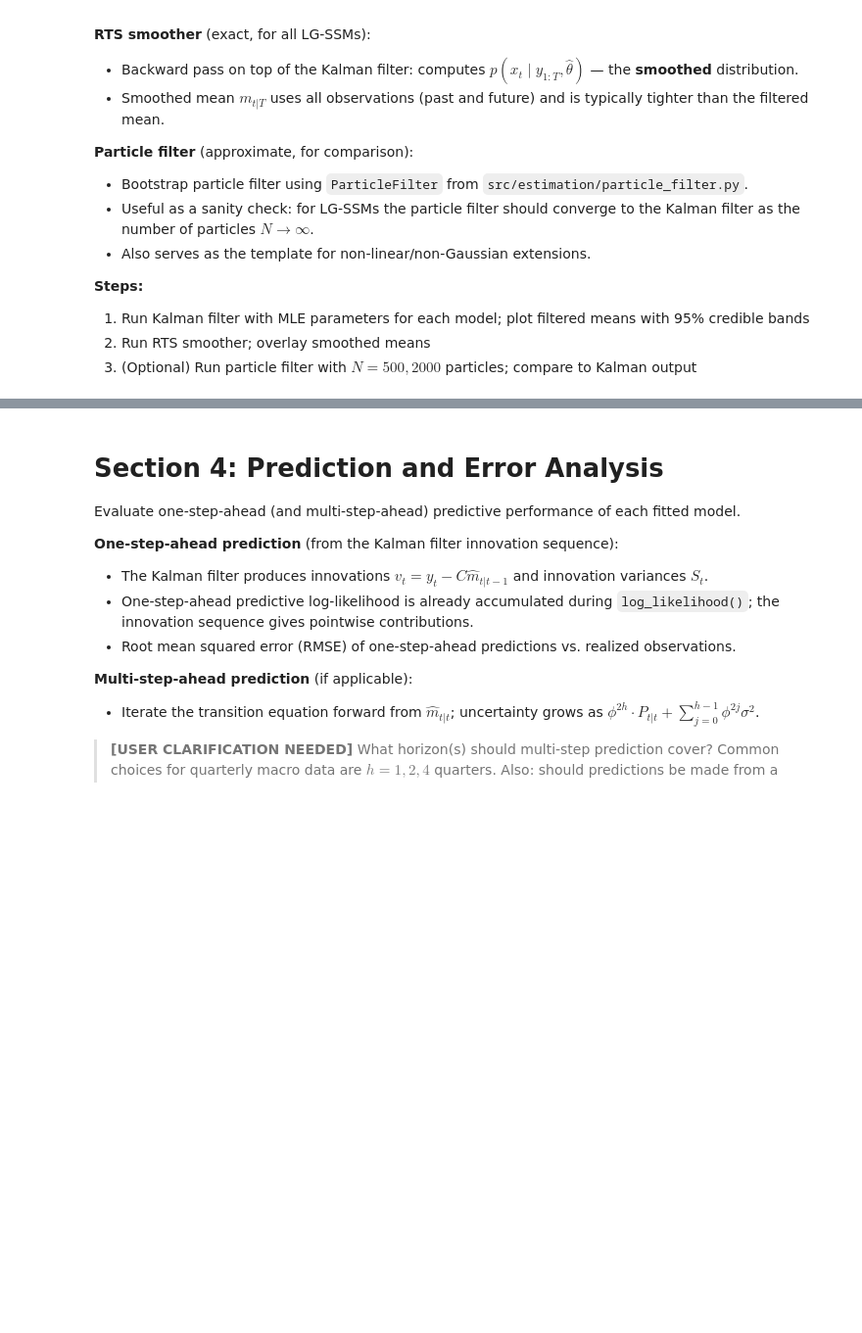
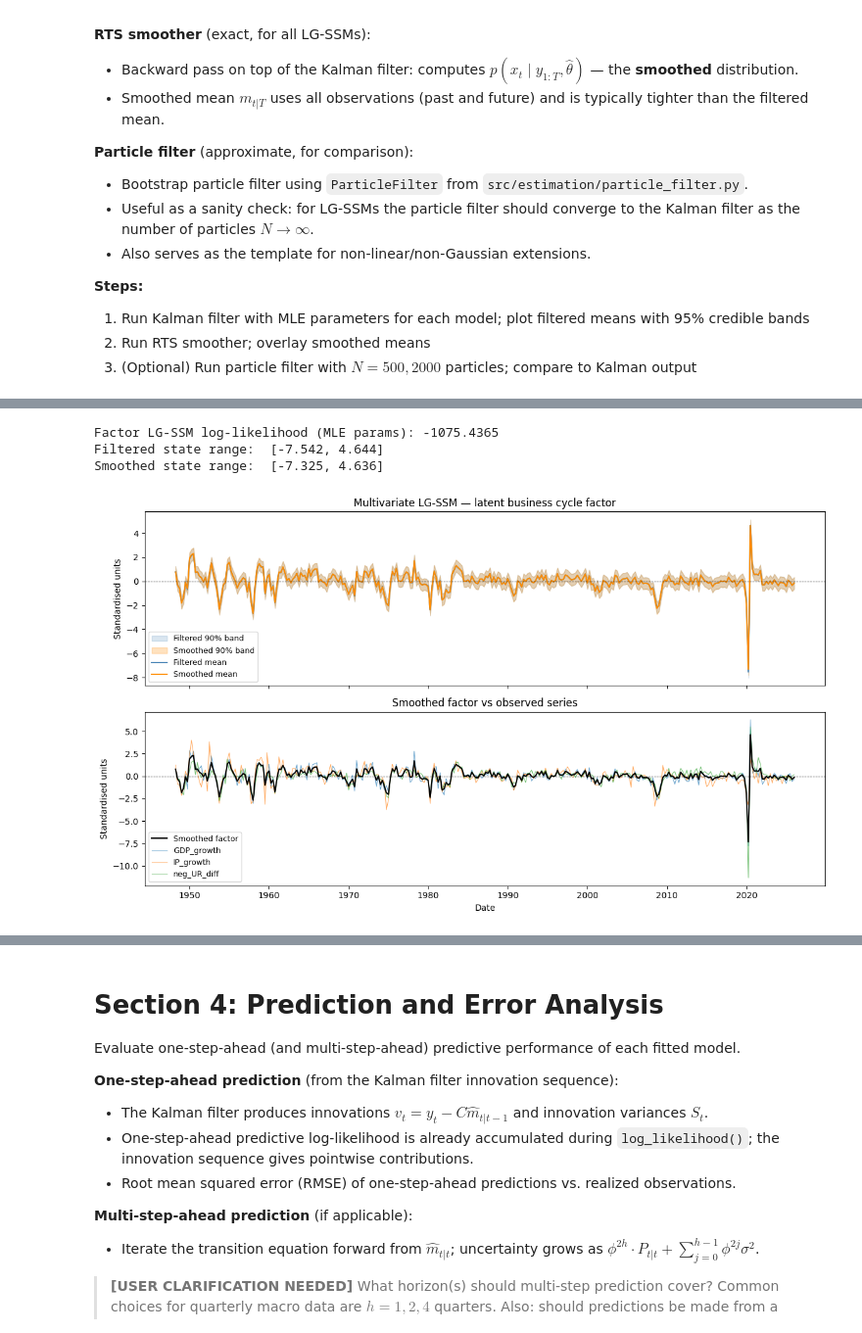
Before and after one commit to rickyli02/particle_filter_project_submission, a Jupyter notebook: notebooks/macro_data_linear.ipynb, the cells around one changed output, grey strips where cells are left out. Shown at 98% size. Cells and saved outputs as stored; diff of their text form; code cells hidden in the pictures; blank space fills up the shorter version.

```diff
--- a/notebooks/macro_data_linear.ipynb
+++ b/notebooks/macro_data_linear.ipynb
@@ -477,0 +560,61 @@ smoothed_means, smoothed_covs = kalman_simple.run_smoother()
+# %%
+FactorLGSSM_fitted = MultivariateObservationLGSSM(
+    phi=phi_f_hat,
+    sigma2=sigma2_f_hat,
+    alphas=[1.0, alpha2_f_hat, alpha3_f_hat],
+    tau2s=list(tau2s_f_hat),
+    mus=None,
+    obs_names=list(Y_std_mv.columns),
+    seed=42,
+)
+
+kf_factor = KalmanFilter(FactorLGSSM_fitted, Y_arr_mv)
+fm_factor, fP_factor, ll_factor = kf_factor.run_filter()
+sm_factor, sP_factor = kf_factor.run_smoother()
+
+print(f"Factor LG-SSM log-likelihood (MLE params): {ll_factor:.4f}")
+print(f"Filtered state range:  [{fm_factor[:, 0].min():.3f}, {fm_factor[:, 0].max():.3f}]")
+print(f"Smoothed state range:  [{sm_factor[:, 0].min():.3f}, {sm_factor[:, 0].max():.3f}]")
+# %% [output]
+Factor LG-SSM log-likelihood (MLE params): -1075.4365
+Filtered state range:  [-7.542, 4.644]
+Smoothed state range:  [-7.325, 4.636]
+# %%
+filt_m_f  = fm_factor[:, 0]
+filt_sd_f = np.sqrt(fP_factor[:, 0, 0])
+sm_m_f    = sm_factor[:, 0]
+sm_sd_f   = np.sqrt(sP_factor[:, 0, 0])
+
+obs_colors = ['#1f77b4', '#ff7f0e', '#2ca02c']
+
+fig, axes = plt.subplots(2, 1, figsize=(12, 7), sharex=True)
+
+# Top: latent business cycle factor
+ax = axes[0]
+ax.fill_between(dates_mv, filt_m_f - z90 * filt_sd_f, filt_m_f + z90 * filt_sd_f,
+                alpha=0.20, color='steelblue', label='Filtered 90% band')
+ax.fill_between(dates_mv, sm_m_f - z90 * sm_sd_f, sm_m_f + z90 * sm_sd_f,
+                alpha=0.25, color='darkorange', label='Smoothed 90% band')
+ax.plot(dates_mv, filt_m_f, color='steelblue', lw=1.5, label='Filtered mean')
+ax.plot(dates_mv, sm_m_f,   color='darkorange', lw=1.5, label='Smoothed mean')
+ax.axhline(0, color='black', lw=0.6, ls='--')
+ax.set_title('Multivariate LG-SSM — latent business cycle factor')
+ax.set_ylabel('Standardised units')
+ax.legend(fontsize=9)
+
+# Bottom: observed series overlaid on smoothed factor
+ax = axes[1]
+ax.plot(dates_mv, sm_m_f, color='black', lw=1.5, label='Smoothed factor', zorder=5)
+for k, col in enumerate(Y_std_mv.columns):
+    ax.plot(dates_mv, Y_arr_mv[:, k], lw=0.8, alpha=0.65,
+            color=obs_colors[k], label=col)
+ax.axhline(0, color='black', lw=0.6, ls='--')
+ax.set_title('Smoothed factor vs observed series')
+ax.set_xlabel('Date')
+ax.set_ylabel('Standardised units')
+ax.legend(fontsize=9)
+
+fig.tight_layout()
+plt.show()
+# %% [output]
+[figure, added]
```
Also changed, not shown: parts of 12 cells of this notebook.
